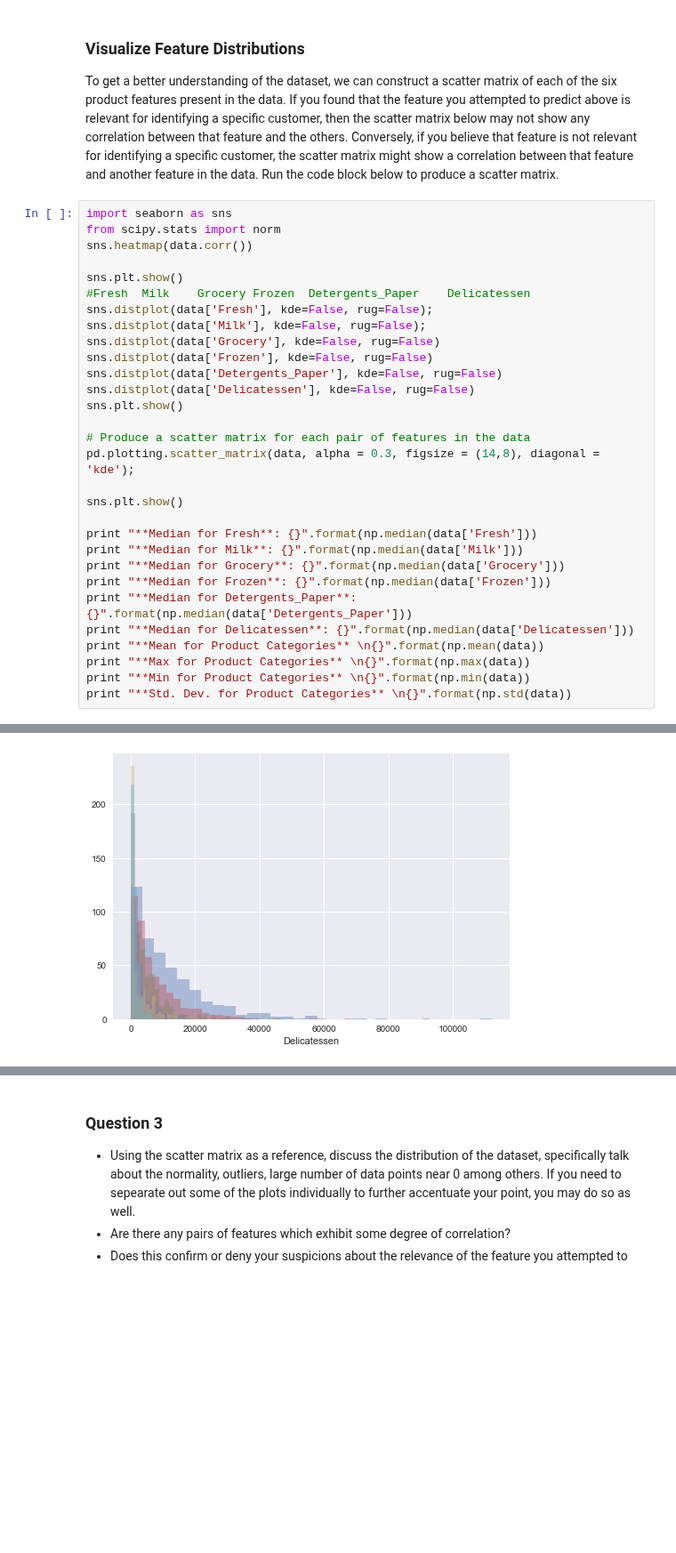
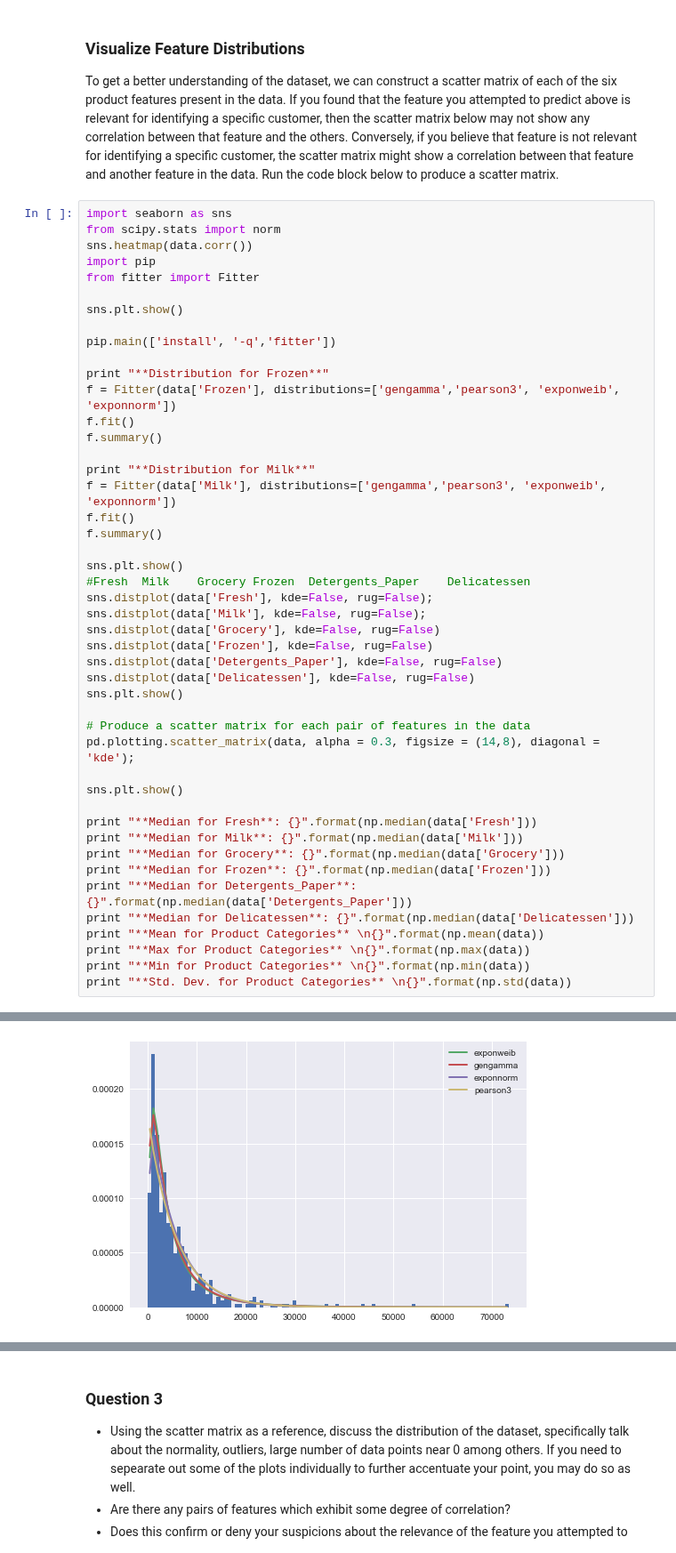
Before and after one commit to pushkarv/machine-learning, a Jupyter notebook: projects/customer_segments/customer_segments.ipynb, the cells around one changed output, grey strips where cells are left out. Shown at 89% size. Saved outputs shown, nothing was run; the diff lists cells and outputs as text; blank space fills up the shorter version.

```diff
--- a/projects/customer_segments/customer_segments.ipynb
+++ b/projects/customer_segments/customer_segments.ipynb
@@ -148,6 +149,22 @@ To get a better understanding of the dataset, we can construct a scatter matrix
 import seaborn as sns
 from scipy.stats import norm
 sns.heatmap(data.corr())
+import pip
+from fitter import Fitter
+
+sns.plt.show()
+
+pip.main(['install', '-q','fitter'])
+
+print "**Distribution for Frozen**"
+f = Fitter(data['Frozen'], distributions=['gengamma','pearson3', 'exponweib', 'exponnorm'])
+f.fit()
+f.summary()
+
+print "**Distribution for Milk**"
+f = Fitter(data['Milk'], distributions=['gengamma','pearson3', 'exponweib', 'exponnorm'])
+f.fit()
+f.summary()
 
 sns.plt.show()
 #Fresh	Milk	Grocery	Frozen	Detergents_Paper	Delicatessen
@@ -179 +206 @@ print "**Std. Dev. for Product Categories** \n{}".format(np.std(data))
-[figure, old version]
+[figure, new version]
```
Also changed, not shown: parts of 9 cells of this notebook, 1 other file.
